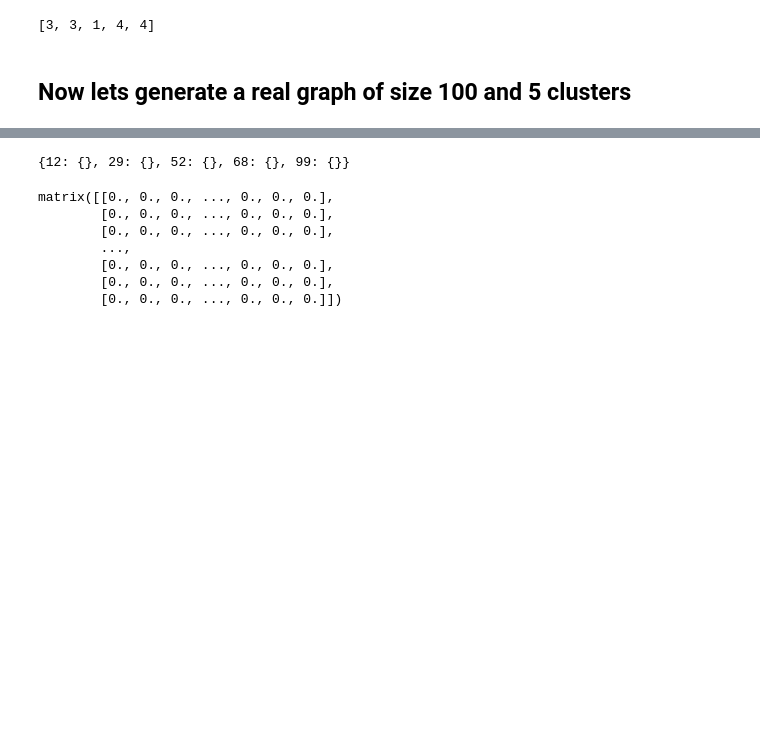
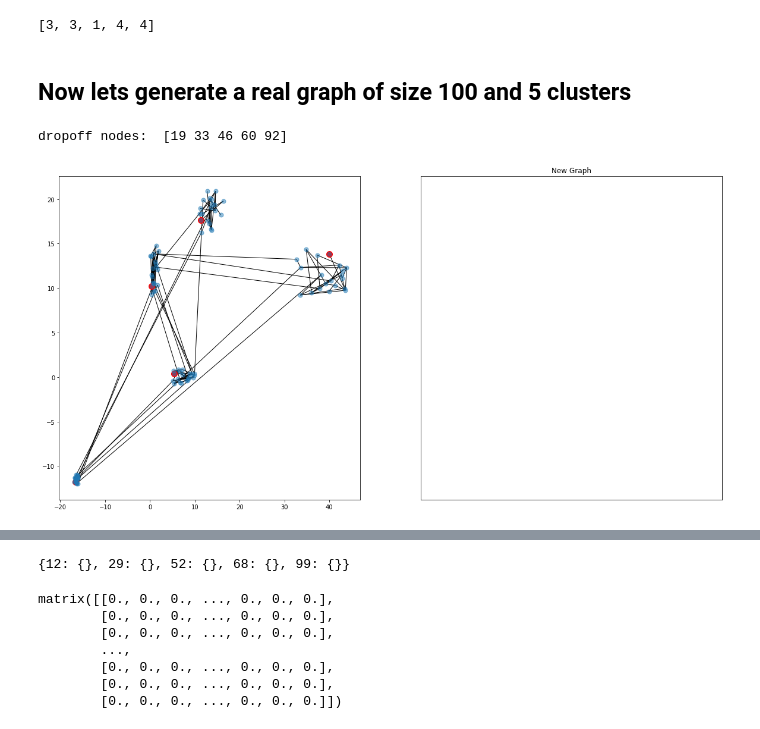
Before and after one commit to ssanghavi404/project-fa19, a Jupyter notebook: input_generation_work.ipynb, the cells around one changed output, grey strips where cells are left out. Cells and saved outputs as stored; diff of their text form; code cells hidden in the pictures; blank space fills up the shorter version.

```diff
--- a/input_generation_work.ipynb
+++ b/input_generation_work.ipynb
@@ -153,4 +153,27 @@ G, v = connect_2clusters((G1, G2), (v1, v2), maxconnections = 5)
 
 for gi, vi in zip([G3, G4, G5], [v3, v4, v5]):
     G, v = connect_2clusters((G, gi), (v, vi), maxconnections = 5)
+# %%
+fig, axs = plt.subplots(ncols = 2, figsize = (20,10))
+
+ax = axs[0]
+
+pos = dict()
+for i, vi in enumerate(v):
+    pos.update({i:vi})
+nx.draw_networkx_nodes(G, pos, ax = ax, alpha = .5, node_size = 50)
+nx.draw_networkx_edges(G, pos, ax = ax)
+
+#generate drop off points (one in each cluster)
+dropoffs = np.array([np.random.randint(20) for i in range(5)]) + np.array([0,20,40,60,80])#20 points per cluster
+dropoff_pts = v[dropoffs]
+ax.scatter(dropoff_pts[:,0],dropoff_pts[:,1], color = 'red', s = 100)
+print('dropoff nodes: ', dropoffs)
+axs[1].set_title('New Graph')
+s = dropoffs[0]
+d1, d2, d3, d4 = np.array(dropoffs)[1:]
+dropoffnodes = dropoffs
+# %% [output]
+dropoff nodes:  [19 33 46 60 92]
+[figure, added]
 # %%
```
Also changed, not shown: parts of 10 cells of this notebook, 3 other files.
